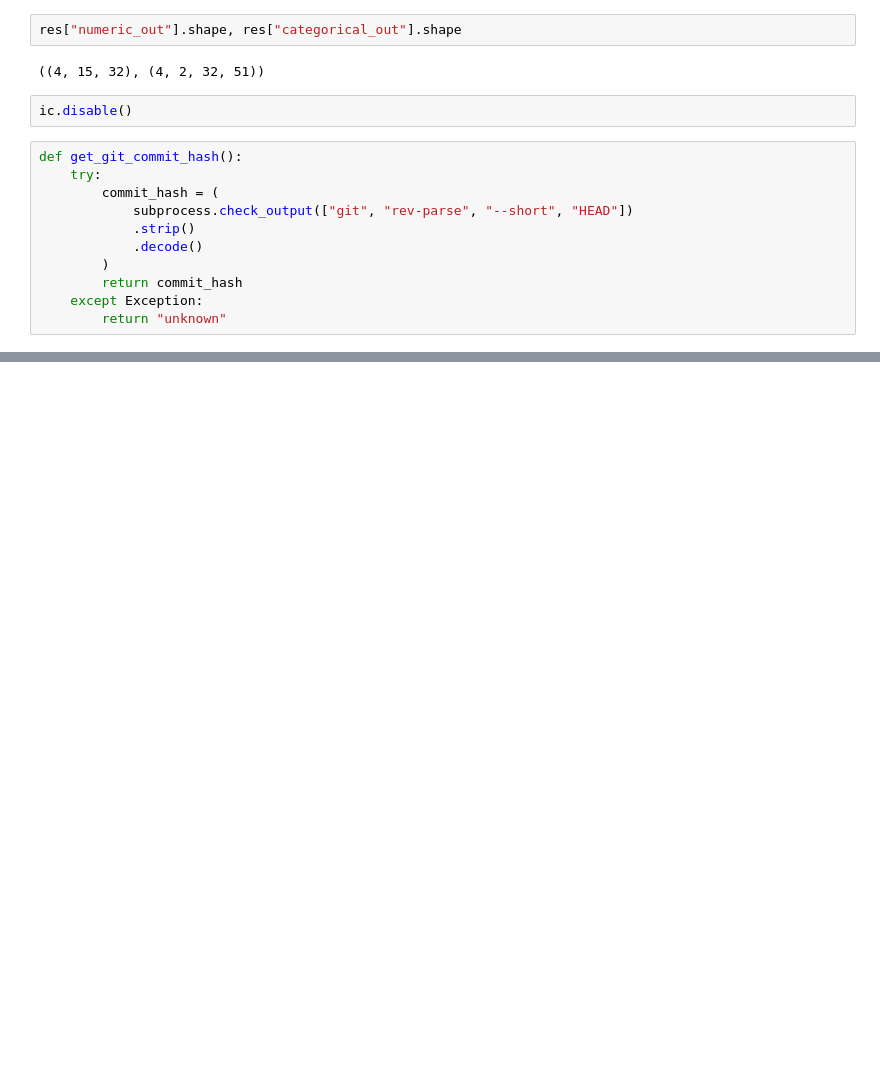
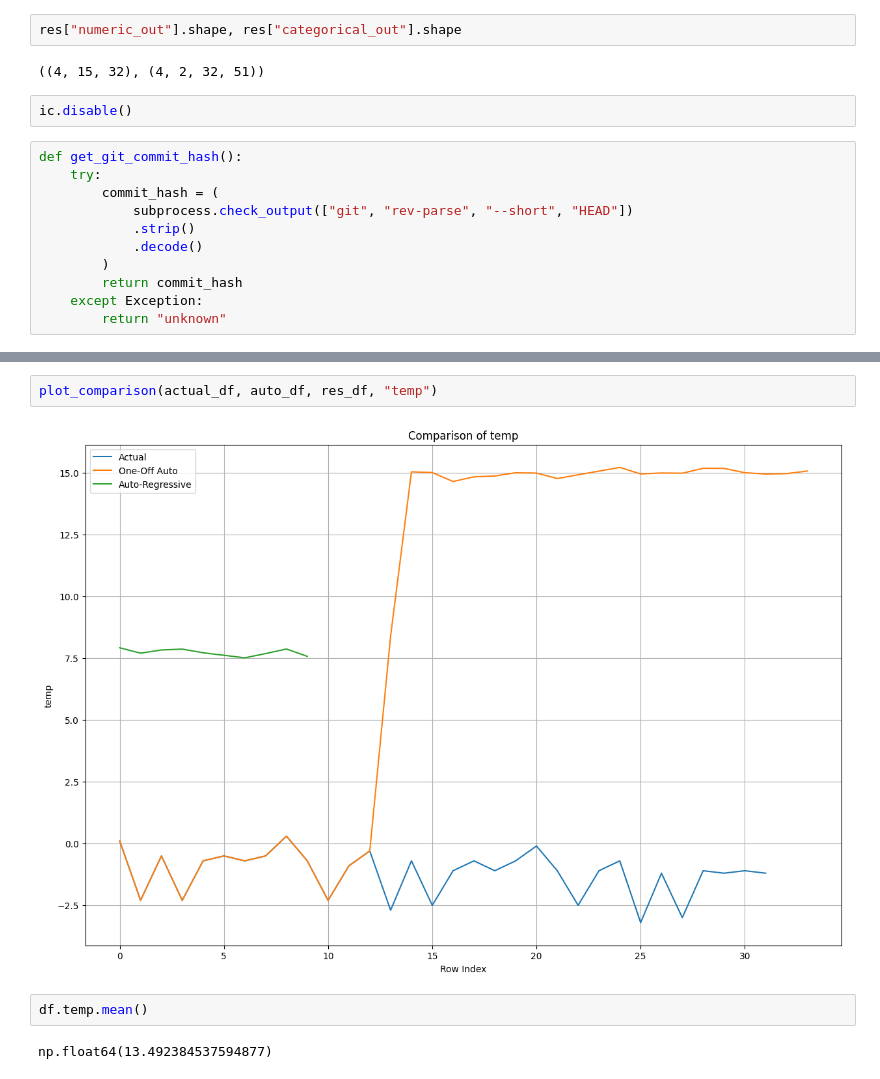
Before and after one commit to IndustryTransformer/Hephaestus, a Jupyter notebook: MTMAirQuality.ipynb, the cells around one changed output, grey strips where cells are left out. Drawn from its saved outputs; the diff is of its cells as text; blank space fills up the shorter version.

```diff
--- a/MTMAirQuality.ipynb
+++ b/MTMAirQuality.ipynb
@@ -249,0 +543,8 @@ x.categorical_out.shape
+# %%
+plot_comparison(actual_df, auto_df, res_df, "temp")
+# %% [output]
+[figure, added]
+# %%
+df.temp.mean()
+# %% [output]
+np.float64(13.492384537594877)
```
Also changed, not shown: parts of 20 cells of this notebook, 4 other files.
